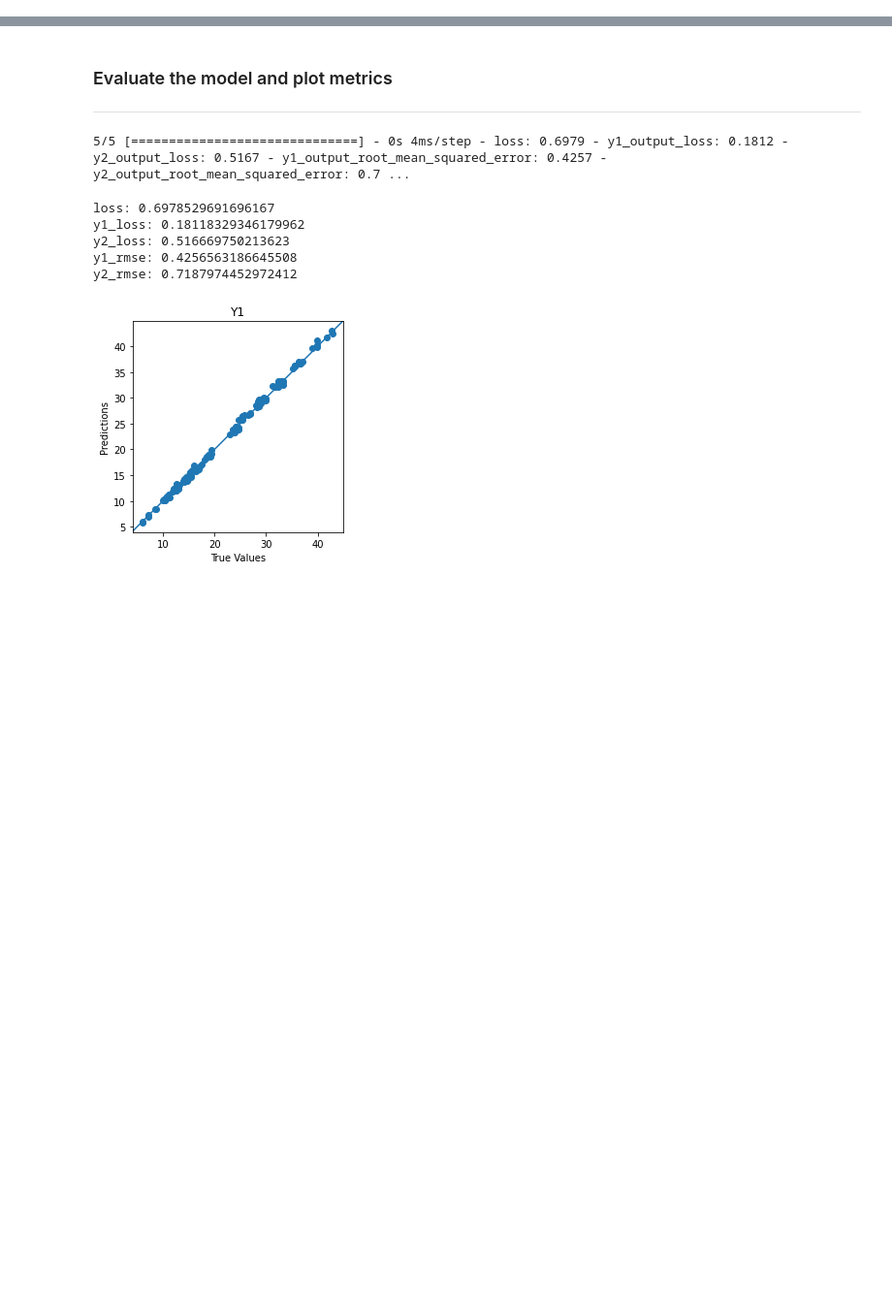
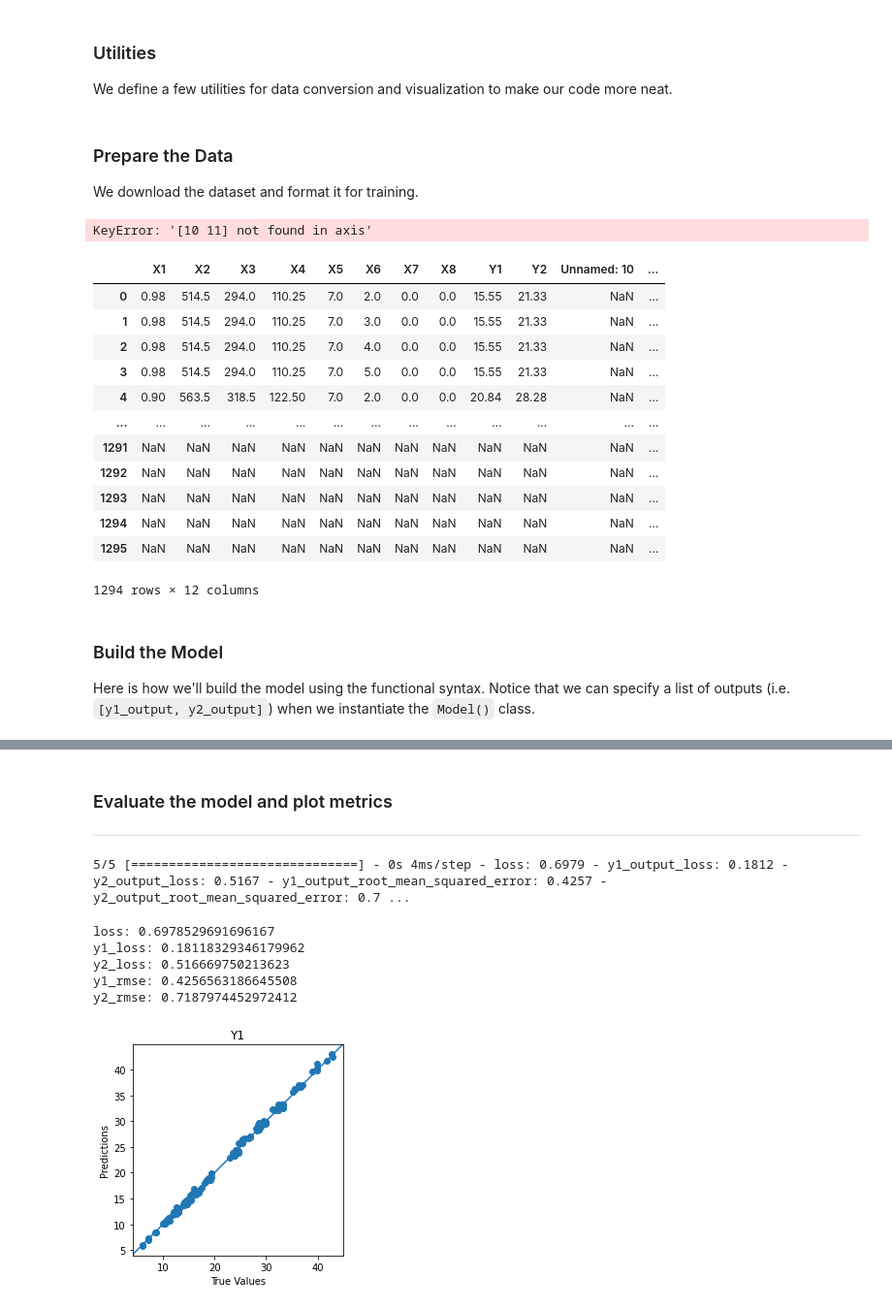
Before and after one commit to Alyssonmach/custom-tensorflow, a Jupyter notebook: week1/w1-lab2.ipynb, the cells around one changed output, grey strips where cells are left out. Shown: that part at 97% size. Saved outputs shown, nothing was run; the diff lists cells and outputs as text; code cells hidden in the pictures; blank space fills up the shorter version.

```diff
--- a/week1/w1-lab2.ipynb
+++ b/week1/w1-lab2.ipynb
@@ -197,0 +20,3 @@ Epoch 500/500
+# %% [markdown]
+### Utilities
+We define a few utilities for data conversion and visualization to make our code more neat.
@@ -197,0 +55,48 @@ Epoch 500/500
+# %% [markdown]
+### Prepare the Data
+We download the dataset and format it for training.
+# %%
+# Specify data URI
+URI = 'data/ENB2012_data.xlsx'
+
+# Use pandas excel reader
+df = pd.read_excel(URI)
+df = df.sample(frac=1).reset_index(drop=True)
+df.drop([10, 11], axis=1, inplace=True)
+#df = df.dropna(axis=0)
+
+# Split the data into train and test with 80 train / 20 test
+train, test = train_test_split(df, test_size=0.2)
+train_stats = train.describe()
+
+# Get Y1 and Y2 as the 2 outputs and format them as np arrays
+train_stats.pop('Y1')
+train_stats.pop('Y2')
+train_stats = train_stats.transpose()
+train_Y = format_output(train)
+test_Y = format_output(test)
+
+# Normalize the training and test data
+norm_train_X = norm(train)
+norm_test_X = norm(test)
+# %% [output]
+KeyError: '[10 11] not found in axis'
+# %%
+df
+# %% [output]
+|  | X1 | X2 | X3 | X4 | X5 | X6 | X7 | X8 | Y1 | Y2 | Unnamed: 10 | ... |
+| 0 | 0.98 | 514.5 | 294.0 | 110.25 | 7.0 | 2.0 | 0.0 | 0.0 | 15.55 | 21.33 | NaN | ... |
+| 1 | 0.98 | 514.5 | 294.0 | 110.25 | 7.0 | 3.0 | 0.0 | 0.0 | 15.55 | 21.33 | NaN | ... |
+| 2 | 0.98 | 514.5 | 294.0 | 110.25 | 7.0 | 4.0 | 0.0 | 0.0 | 15.55 | 21.33 | NaN | ... |
+| 3 | 0.98 | 514.5 | 294.0 | 110.25 | 7.0 | 5.0 | 0.0 | 0.0 | 15.55 | 21.33 | NaN | ... |
+| 4 | 0.90 | 563.5 | 318.5 | 122.50 | 7.0 | 2.0 | 0.0 | 0.0 | 20.84 | 28.28 | NaN | ... |
+| ... | ... | ... | ... | ... | ... | ... | ... | ... | ... | ... | ... | ... |
+| 1291 | NaN | NaN | NaN | NaN | NaN | NaN | NaN | NaN | NaN | NaN | NaN | ... |
+| 1292 | NaN | NaN | NaN | NaN | NaN | NaN | NaN | NaN | NaN | NaN | NaN | ... |
+| 1293 | NaN | NaN | NaN | NaN | NaN | NaN | NaN | NaN | NaN | NaN | NaN | ... |
+| 1294 | NaN | NaN | NaN | NaN | NaN | NaN | NaN | NaN | NaN | NaN | NaN | ... |
+| 1295 | NaN | NaN | NaN | NaN | NaN | NaN | NaN | NaN | NaN | NaN | NaN | ... |
+1294 rows × 12 columns
+# %% [markdown]
+### Build the Model
+Here is how we'll build the model using the functional syntax. Notice that we can specify a list of outputs (i.e. `[y1_output, y2_output]`) when we instantiate the `Model()` class.
```
Also changed, not shown: parts of 33 cells of this notebook, 3 other files.
